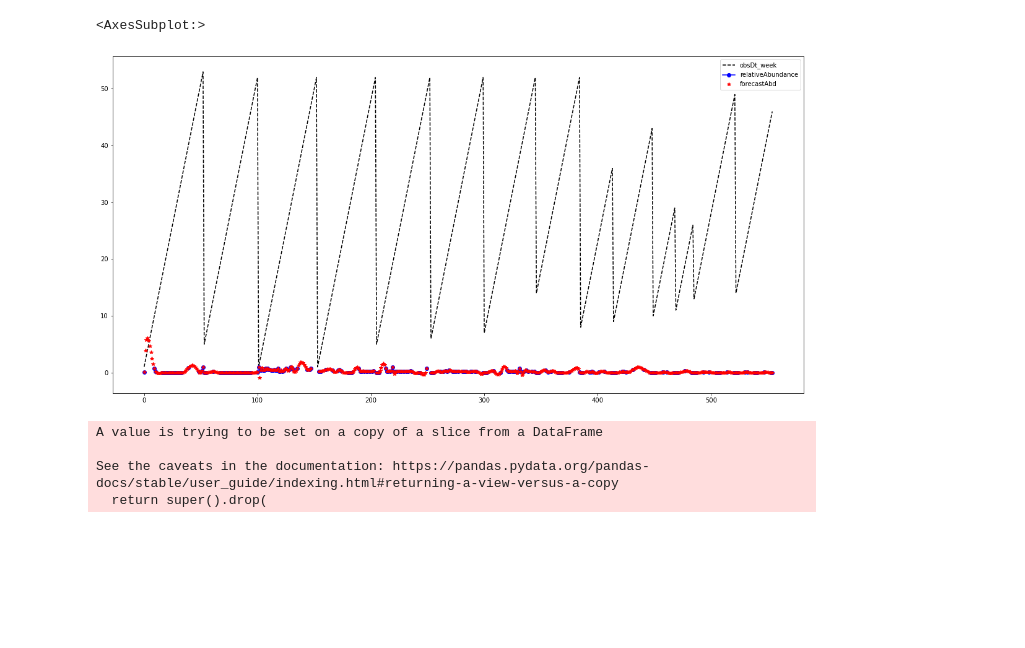
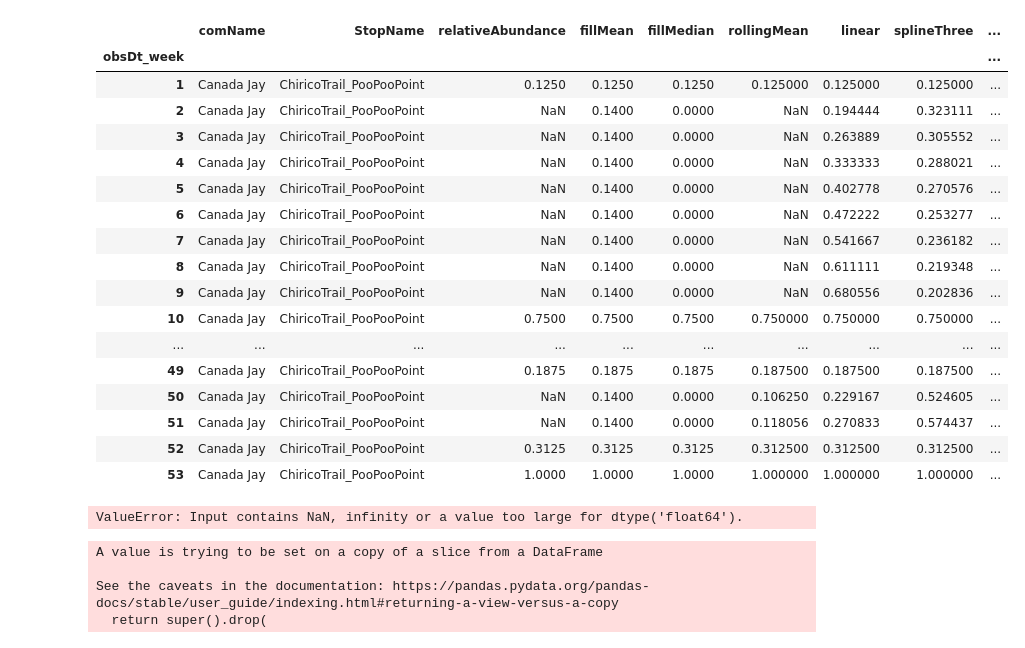
Before and after one commit to Tanag3r/trailheadDirect_birds, a Jupyter notebook: trailheadHabitat_analysis.ipynb, the cells around one changed output. Saved outputs shown, nothing was run; the diff lists cells and outputs as text; code cells hidden in the pictures; blank space fills up the shorter version.

```diff
--- a/trailheadHabitat_analysis.ipynb
+++ b/trailheadHabitat_analysis.ipynb
@@ -85,16 +92,16 @@ def forecast_weeklyAbd():
             ptForxt = ptForxt.reset_index()
             forecastList.append(ptForxt)
         seasonalAbd = pd.DataFrame()
-        seasonalAbd = pd.concat(forecastList,ignore_index=True)
+        seasonalAbd = pd.DataFrame(pd.concat(forecastList,ignore_index=True))
     except Exception as abdForxExc:
         raise abdForxExc
-    return seasonalAbd[['comName','StopName','obsDt_week','relativeAbundance','forecastAbd']]
+    return seasonalAbd
 # %%
 forx = forecast_weeklyAbd()
 # %%
 ##TODO #78 calculate R2 scores for each relative abundance interpolation method
 
-forx.info()
+forecast = forx[['comName','StopName','obsDt_week','relativeAbundance']]
+forecast = forecast[forecast['comName']=='Canada Jay']
+forecast = forecast[forecast['StopName']=='ChiricoTrail_PooPooPoint']
+forecast.set_index('obsDt_week',inplace=True)
-# %% [output]
-<AxesSubplot:>
-[figure, removed]
@@ -101,3 +110,38 @@ forx.info()
+# %%
+forecast = forecast.assign(fillMean=forecast.relativeAbundance.fillna(forecast.relativeAbundance.mean()))
+forecast = forecast.assign(fillMedian=forecast.relativeAbundance.fillna(forecast.relativeAbundance.median()))
+forecast = forecast.assign(rollingMean=forecast.relativeAbundance.fillna(forecast.relativeAbundance.rolling(24,min_periods=2,).mean()))
+forecast = forecast.assign(linear=forecast.relativeAbundance.interpolate(method='linear',limit=5,limit_direction='both'))
+forecast = forecast.assign(splineThree=forecast.relativeAbundance.interpolate(method='spline',order=3,limit=5,limit_direction='both'))
+forecast = forecast.assign(polynomialThree=forecast.relativeAbundance.interpolate(method='polynomial',order=3,limit=5,limit_direction='both'))
+forecast = forecast.assign(polynomialFive=forecast.relativeAbundance.interpolate(method='polynomial',order=5,limit=5,limit_direction='both'))
+forecast
+# %% [output]
+|  | comName | StopName | relativeAbundance | fillMean | fillMedian | rollingMean | linear | splineThree | ... |
+| obsDt_week |  |  |  |  |  |  |  |  | ... |
+| 1 | Canada Jay | ChiricoTrail_PooPooPoint | 0.1250 | 0.1250 | 0.1250 | 0.125000 | 0.125000 | 0.125000 | ... |
+| 2 | Canada Jay | ChiricoTrail_PooPooPoint | NaN | 0.1400 | 0.0000 | NaN | 0.194444 | 0.323111 | ... |
+| 3 | Canada Jay | ChiricoTrail_PooPooPoint | NaN | 0.1400 | 0.0000 | NaN | 0.263889 | 0.305552 | ... |
+| 4 | Canada Jay | ChiricoTrail_PooPooPoint | NaN | 0.1400 | 0.0000 | NaN | 0.333333 | 0.288021 | ... |
+| 5 | Canada Jay | ChiricoTrail_PooPooPoint | NaN | 0.1400 | 0.0000 | NaN | 0.402778 | 0.270576 | ... |
+| 6 | Canada Jay | ChiricoTrail_PooPooPoint | NaN | 0.1400 | 0.0000 | NaN | 0.472222 | 0.253277 | ... |
+| 7 | Canada Jay | ChiricoTrail_PooPooPoint | NaN | 0.1400 | 0.0000 | NaN | 0.541667 | 0.236182 | ... |
+| 8 | Canada Jay | ChiricoTrail_PooPooPoint | NaN | 0.1400 | 0.0000 | NaN | 0.611111 | 0.219348 | ... |
+| 9 | Canada Jay | ChiricoTrail_PooPooPoint | NaN | 0.1400 | 0.0000 | NaN | 0.680556 | 0.202836 | ... |
+| 10 | Canada Jay | ChiricoTrail_PooPooPoint | 0.7500 | 0.7500 | 0.7500 | 0.750000 | 0.750000 | 0.750000 | ... |
+| ... | ... | ... | ... | ... | ... | ... | ... | ... | ... |
+| 49 | Canada Jay | ChiricoTrail_PooPooPoint | 0.1875 | 0.1875 | 0.1875 | 0.187500 | 0.187500 | 0.187500 | ... |
+| 50 | Canada Jay | ChiricoTrail_PooPooPoint | NaN | 0.1400 | 0.0000 | 0.106250 | 0.229167 | 0.524605 | ... |
+| 51 | Canada Jay | ChiricoTrail_PooPooPoint | NaN | 0.1400 | 0.0000 | 0.118056 | 0.270833 | 0.574437 | ... |
+| 52 | Canada Jay | ChiricoTrail_PooPooPoint | 0.3125 | 0.3125 | 0.3125 | 0.312500 | 0.312500 | 0.312500 | ... |
+| 53 | Canada Jay | ChiricoTrail_PooPooPoint | 1.0000 | 1.0000 | 1.0000 | 1.000000 | 1.000000 | 1.000000 | ... |
+# %%
+results = [(method,r2_score(forecast.relativeAbundance,forecast[method])) for method in list(forecast)[5:]]
+results_df = pd.DataFrame(np.array(results),columns=['Method','r_squared'])
+results_df.sort_values(by='r_squared',ascending=False)
+results_df
+# %% [output]
+ValueError: Input contains NaN, infinity or a value too large for dtype('float64').
 # %%
 ##TODO #66 split out birds into quartiles based on the number of observations available and the YOY frequency. Results will determine the strength of forecasting required
 # %%
```
Also changed, not shown: parts of 4 cells of this notebook.
